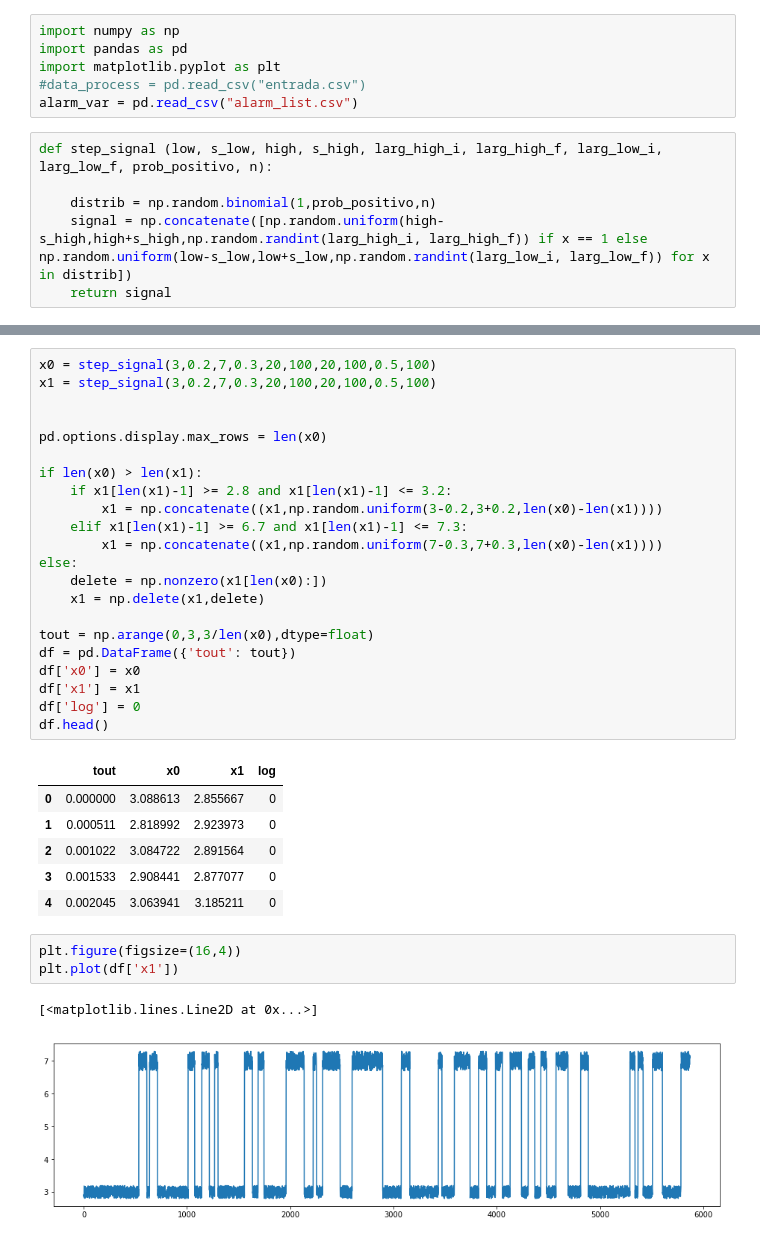
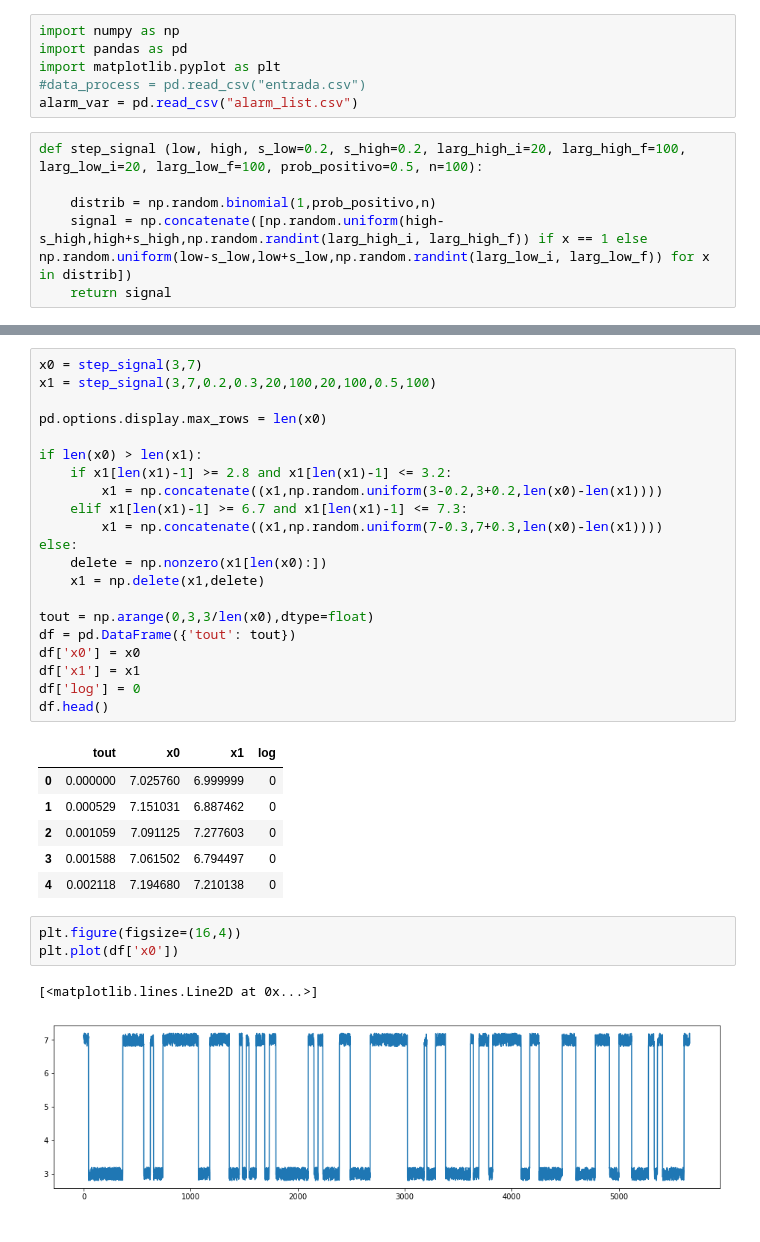
Before and after one commit to EmersonVilar/Pesquisa, a Jupyter notebook: Gerador de Alarme.ipynb, the cells around one changed output, grey strips where cells are left out. Drawn from its saved outputs; the diff is of its cells as text.

```diff
--- a/Gerador de Alarme.ipynb
+++ b/Gerador de Alarme.ipynb
@@ -5,7 +5,7 @@ import matplotlib.pyplot as plt
 #data_process = pd.read_csv("entrada.csv")
 alarm_var = pd.read_csv("alarm_list.csv")
 # %%
-def step_signal (low, s_low, high, s_high, larg_high_i, larg_high_f, larg_low_i, larg_low_f, prob_positivo, n):
+def step_signal (low, high, s_low=0.2, s_high=0.2, larg_high_i=20, larg_high_f=100, larg_low_i=20, larg_low_f=100, prob_positivo=0.5, n=100):
 
     distrib = np.random.binomial(1,prob_positivo,n)
     signal = np.concatenate([np.random.uniform(high-s_high,high+s_high,np.random.randint(larg_high_i, larg_high_f)) if x == 1 else np.random.uniform(low-s_low,low+s_low,np.random.randint(larg_low_i, larg_low_f)) for x in distrib])
@@ -13,7 +66,6 @@ def step_signal (low, s_low, high, s_high, larg_high_i, larg_high_f, larg_low_i,
 # %%
-x0 = step_signal(3,0.2,7,0.3,20,100,20,100,0.5,100)
-x1 = step_signal(3,0.2,7,0.3,20,100,20,100,0.5,100)
-
+x0 = step_signal(3,7)
+x1 = step_signal(3,7,0.2,0.3,20,100,20,100,0.5,100)
 
 pd.options.display.max_rows = len(x0)
 
@@ -34,14 +86,14 @@ df['log'] = 0
 df.head()
 # %% [output]
 |  | tout | x0 | x1 | log |
-| 0 | 0.000000 | 3.088613 | 2.855667 | 0 |
-| 1 | 0.000511 | 2.818992 | 2.923973 | 0 |
-| 2 | 0.001022 | 3.084722 | 2.891564 | 0 |
-| 3 | 0.001533 | 2.908441 | 2.877077 | 0 |
-| 4 | 0.002045 | 3.063941 | 3.185211 | 0 |
+| 0 | 0.000000 | 7.025760 | 6.999999 | 0 |
+| 1 | 0.000529 | 7.151031 | 6.887462 | 0 |
+| 2 | 0.001059 | 7.091125 | 7.277603 | 0 |
+| 3 | 0.001588 | 7.061502 | 6.794497 | 0 |
+| 4 | 0.002118 | 7.194680 | 7.210138 | 0 |
 # %%
 plt.figure(figsize=(16,4))
-plt.plot(df['x1'])
+plt.plot(df['x0'])
 # %% [output]
 [<matplotlib.lines.Line2D at 0x...>]
-[figure, old version]
+[figure, new version]
```
Also changed, not shown: parts of 11 cells of this notebook.
